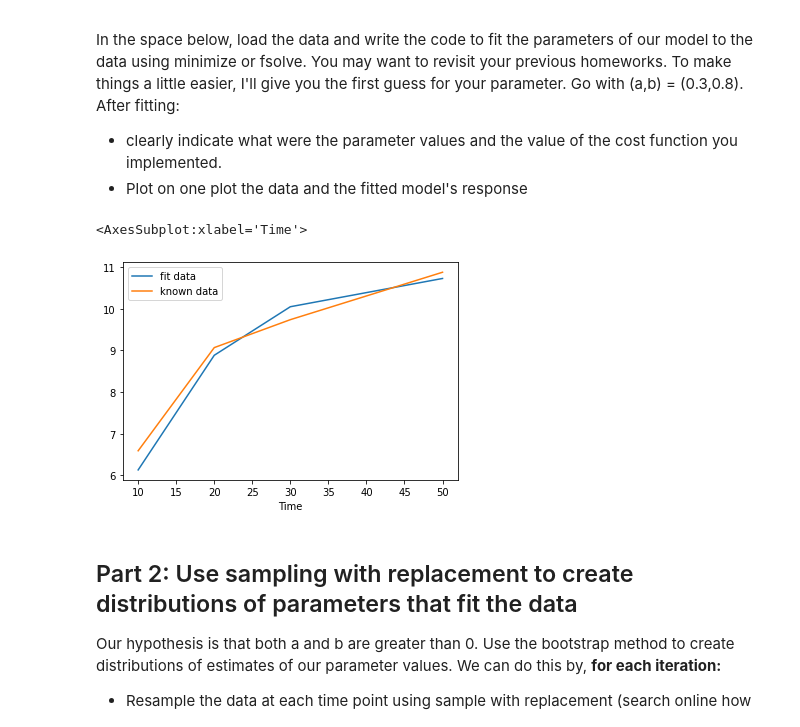
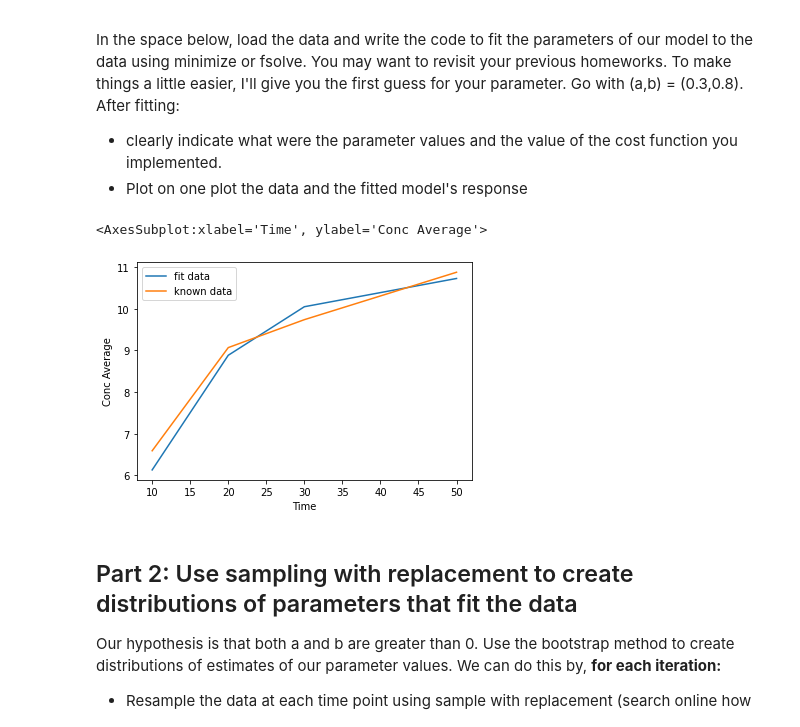
Before and after one commit to mdsnbutler/ChE_2410-Public-Repo, a Jupyter notebook: Homework/Homework 6 Bootstrapping Parameter Ranges.ipynb, the cells around one changed output. Drawn from its saved outputs; the diff is of its cells as text; code cells hidden in the pictures.

```diff
--- a/Homework/Homework 6 Bootstrapping Parameter Ranges.ipynb
+++ b/Homework/Homework 6 Bootstrapping Parameter Ranges.ipynb
@@ -44,36 +44,36 @@ data = pd.DataFrame({'Time':tvalues, 'Conc average':averages})
 tempavgs = np.array(averages)
 averagescolumn = tempavgs.reshape((4, 1))
 
 #establish time values, initial conditions, and known parameters
 tvalues = [10, 20, 30, 50]
 ic = (dat.iloc[0, 1:4].mean(), 0.3, 0.8)
 
 #ODE system definition
 def sys(y, t, a, b):
     dy = (y**3)/(a + y**3)-b*y
     return(dy)
 
 #error values
 def error(params):
     a, b = params
     ODEoutput = odeint(sys, y0 = ic[0], t = tvalues, args = (a, b))
     #print('averagescolumn', averagescolumn,'ODEoutput[:,]',ODEoutput[:,])
     err = (averagescolumn - ODEoutput[:,])**2
     return np.sum(err)
 
 #minimizing error function
 sol = minimize(error, x0 = (ic[1], ic[2]))
 #print('solution is', sol)
 fitdata = np.ravel(np.array(odeint(sys, ic[0], tvalues, args=(sol.x[0], sol.x[1]))), order = 'C')
 #print(fitdata)
 fdat = pd.DataFrame({'Time':tvalues, 'Conc average':fitdata})
 #print(fdat)
 
-ax = fdat.plot(x = 'Time', y = 'Conc average', label = 'fit data')
+ax = fdat.plot(x = 'Time', y = 'Conc average', label = 'fit data', xlabel = 'Time', ylabel = 'Conc Average')
 data.plot(x = 'Time', y = 'Conc average', label = 'known data', ax = ax)
 # %% [output]
-<AxesSubplot:xlabel='Time'>
+<AxesSubplot:xlabel='Time', ylabel='Conc Average'>
-[figure, old version]
+[figure, new version]
 # %% [markdown]
 ## Part 2: Use sampling with replacement to create distributions of parameters that fit the data
 
```
Also changed, not shown: parts of 4 cells of this notebook.
